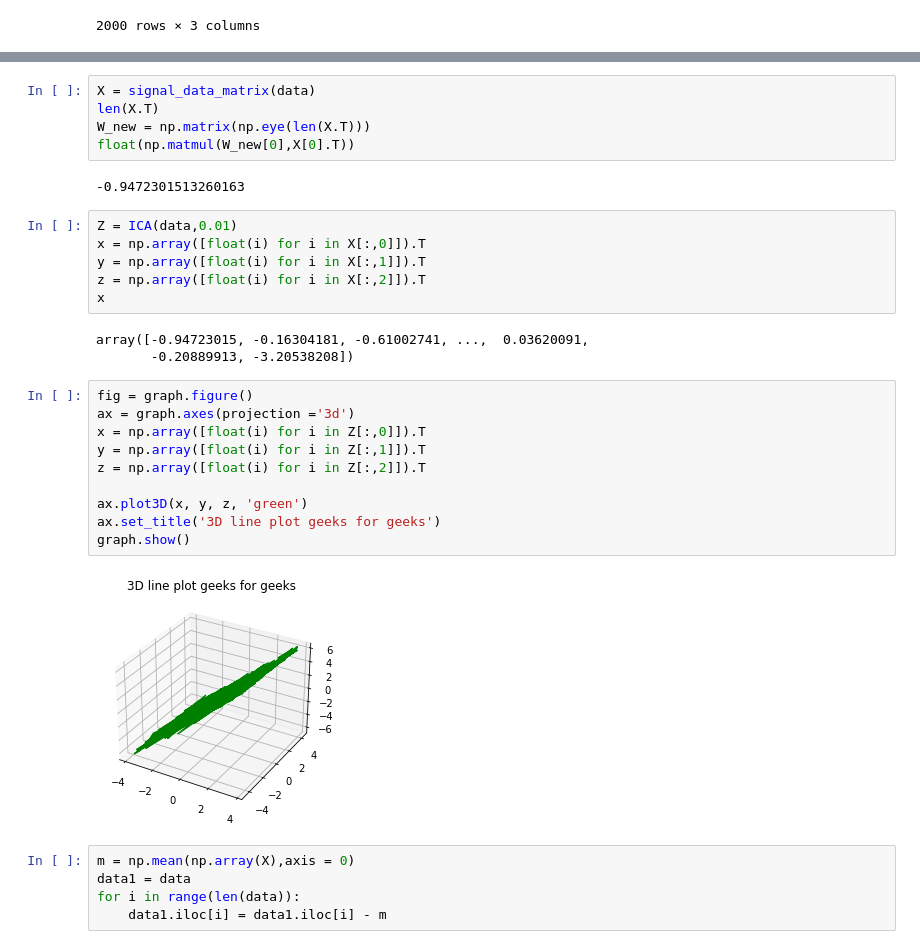
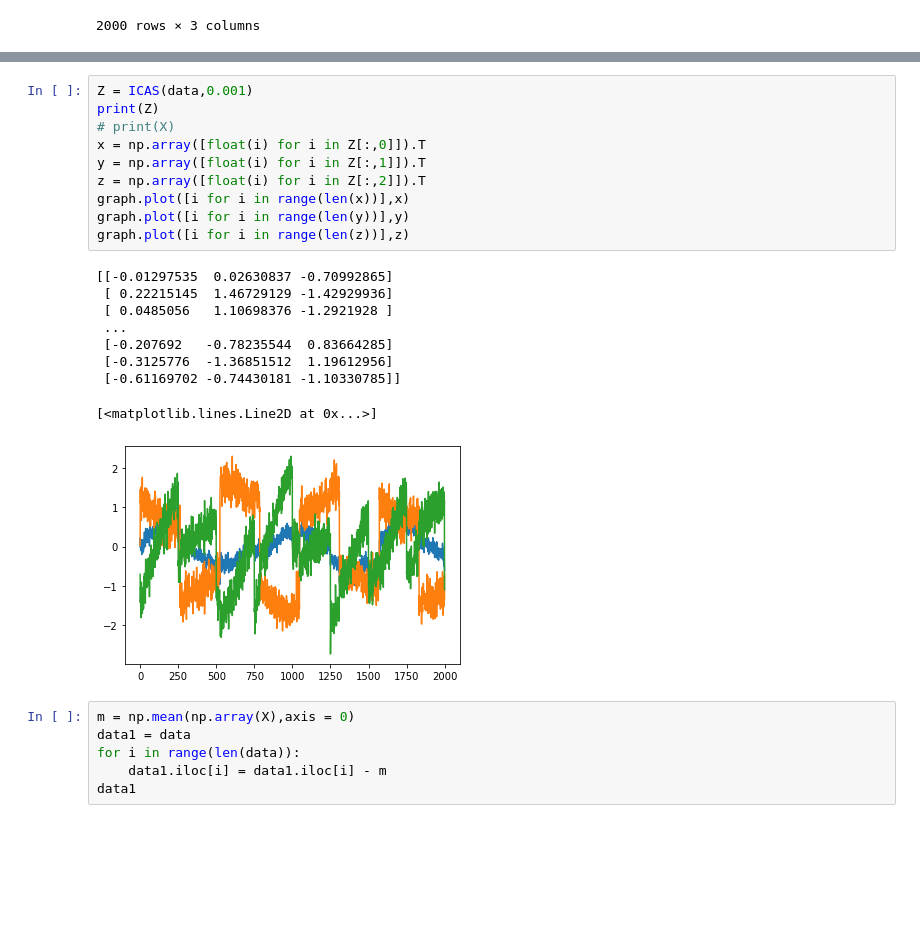
Before and after one commit to DD-Dwaipayan24/Independent-Component-Analysis, a Jupyter notebook: ICA_from_scratch.ipynb, the cells around one changed output, grey strips where cells are left out. Drawn from its saved outputs; the diff is of its cells as text; blank space fills up the shorter version.

```diff
--- a/ICA_from_scratch.ipynb
+++ b/ICA_from_scratch.ipynb
@@ -102,33 +115,26 @@ def ICA(data,alpha):
-# %%
-X = signal_data_matrix(data)
-len(X.T)
-W_new = np.matrix(np.eye(len(X.T)))
-float(np.matmul(W_new[0],X[0].T))
-# %% [output]
--0.9472301513260163
 # %%
-Z = ICA(data,0.01)
-x = np.array([float(i) for i in X[:,0]]).T
-y = np.array([float(i) for i in X[:,1]]).T
-z = np.array([float(i) for i in X[:,2]]).T
-x
+Z = ICAS(data,0.001)
+print(Z)
+# print(X)
+x = np.array([float(i) for i in Z[:,0]]).T
+y = np.array([float(i) for i in Z[:,1]]).T
+z = np.array([float(i) for i in Z[:,2]]).T
+graph.plot([i for i in range(len(x))],x)
+graph.plot([i for i in range(len(y))],y)
+graph.plot([i for i in range(len(z))],z)
 # %% [output]
-array([-0.94723015, -0.16304181, -0.61002741, ...,  0.03620091,
-       -0.20889913, -3.20538208])
+[[-0.01297535  0.02630837 -0.70992865]
+ [ 0.22215145  1.46729129 -1.42929936]
+ [ 0.0485056   1.10698376 -1.2921928 ]
+ ...
+ [-0.207692   -0.78235544  0.83664285]
+ [-0.3125776  -1.36851512  1.19612956]
+ [-0.61169702 -0.74430181 -1.10330785]]
+[<matplotlib.lines.Line2D at 0x...>]
+[figure, added]
-# %%
-fig = graph.figure()
-ax = graph.axes(projection ='3d')
-x = np.array([float(i) for i in Z[:,0]]).T
-y = np.array([float(i) for i in Z[:,1]]).T
-z = np.array([float(i) for i in Z[:,2]]).T
-
-ax.plot3D(x, y, z, 'green')
-ax.set_title('3D line plot geeks for geeks')
-graph.show()
-# %% [output]
-[figure, removed]
 # %%
 m = np.mean(np.array(X),axis = 0)
 data1 = data
 for i in range(len(data)):
     data1.iloc[i] = data1.iloc[i] - m
+data1
```
Also changed, not shown: parts of 9 cells of this notebook.
